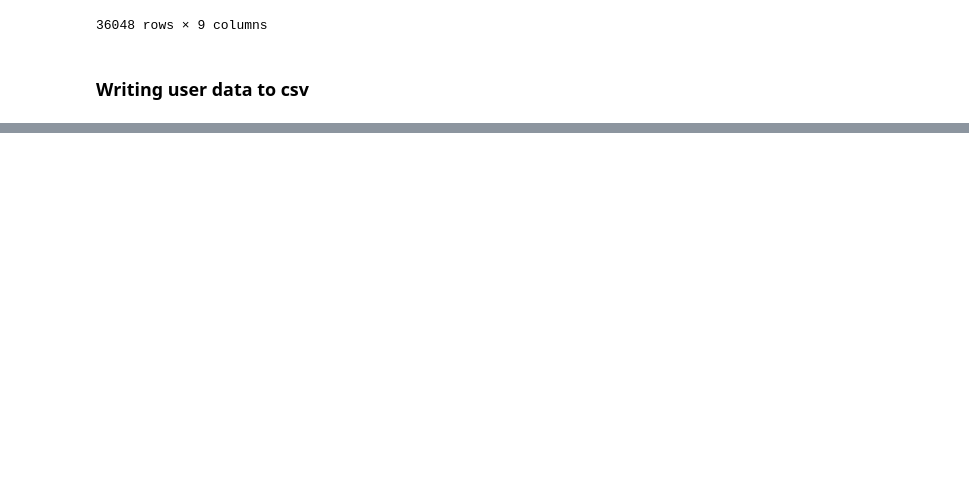
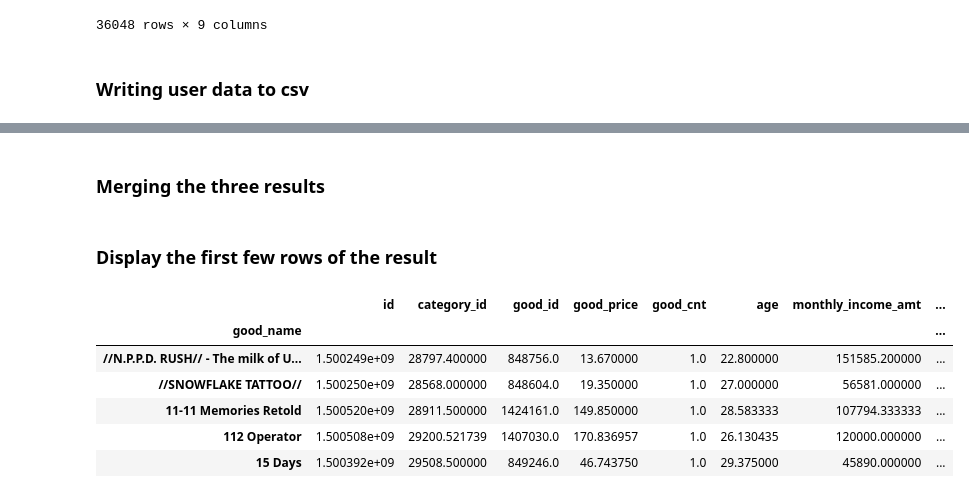
Before and after one commit to MatveyPRO3/DANO_23_project_tour, a Jupyter notebook: main.ipynb, the cells around one changed output, grey strips where cells are left out. Drawn from its saved outputs; the diff is of its cells as text; code cells hidden in the pictures; blank space fills up the shorter version.

```diff
--- a/main.ipynb
+++ b/main.ipynb
@@ -179,0 +215,2 @@ result_df_short.to_csv("data\\users.csv")
+# %% [markdown]
+### Merging the three results
@@ -179,0 +219,12 @@ result_df_short.to_csv("data\\users.csv")
+# %% [markdown]
+### Display the first few rows of the result
+# %%
+result_df_games.head()
+# %% [output]
+|  | id | category_id | good_id | good_price | good_cnt | age | monthly_income_amt | ... |
+| good_name |  |  |  |  |  |  |  | ... |
+| //N.P.P.D. RUSH// - The milk of U... | 1.500249e+09 | 28797.400000 | 848756.0 | 13.670000 | 1.0 | 22.800000 | 151585.200000 | ... |
+| //SNOWFLAKE TATTOO// | 1.500250e+09 | 28568.000000 | 848604.0 | 19.350000 | 1.0 | 27.000000 | 56581.000000 | ... |
+| 11-11 Memories Retold | 1.500520e+09 | 28911.500000 | 1424161.0 | 149.850000 | 1.0 | 28.583333 | 107794.333333 | ... |
+| 112 Operator | 1.500508e+09 | 29200.521739 | 1407030.0 | 170.836957 | 1.0 | 26.130435 | 120000.000000 | ... |
+| 15 Days | 1.500392e+09 | 29508.500000 | 849246.0 | 46.743750 | 1.0 | 29.375000 | 45890.000000 | ... |
```
Also changed, not shown: parts of 21 cells of this notebook, 3 other files.
